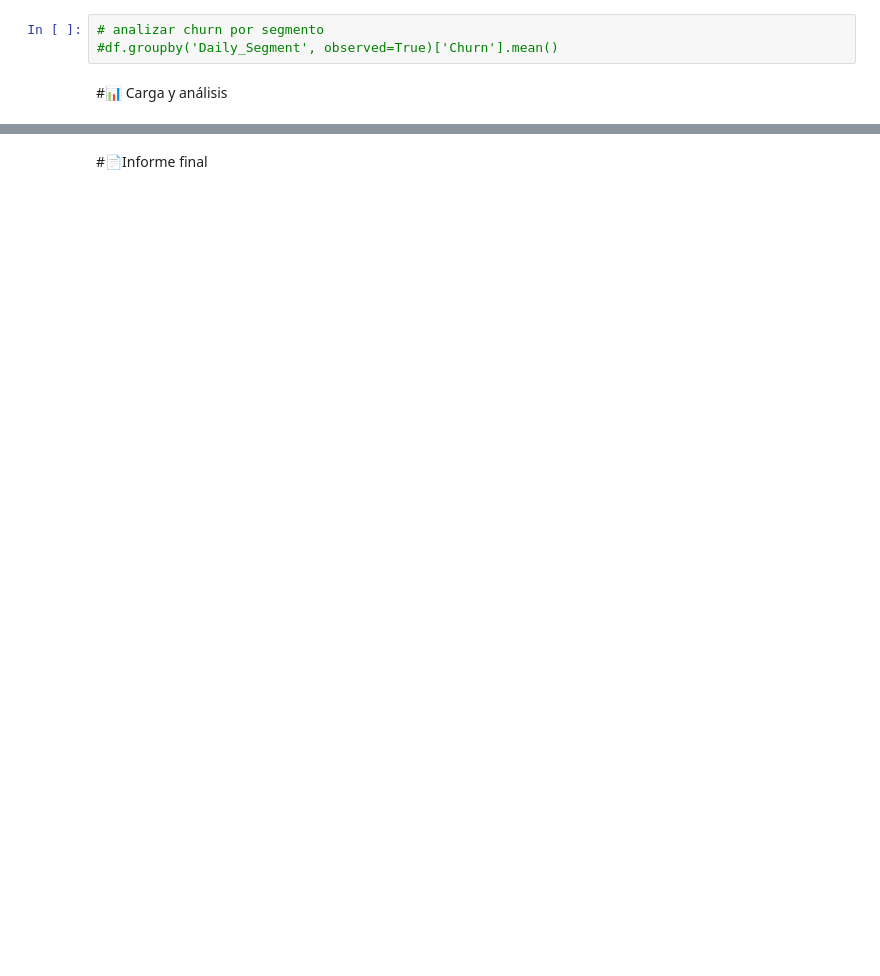
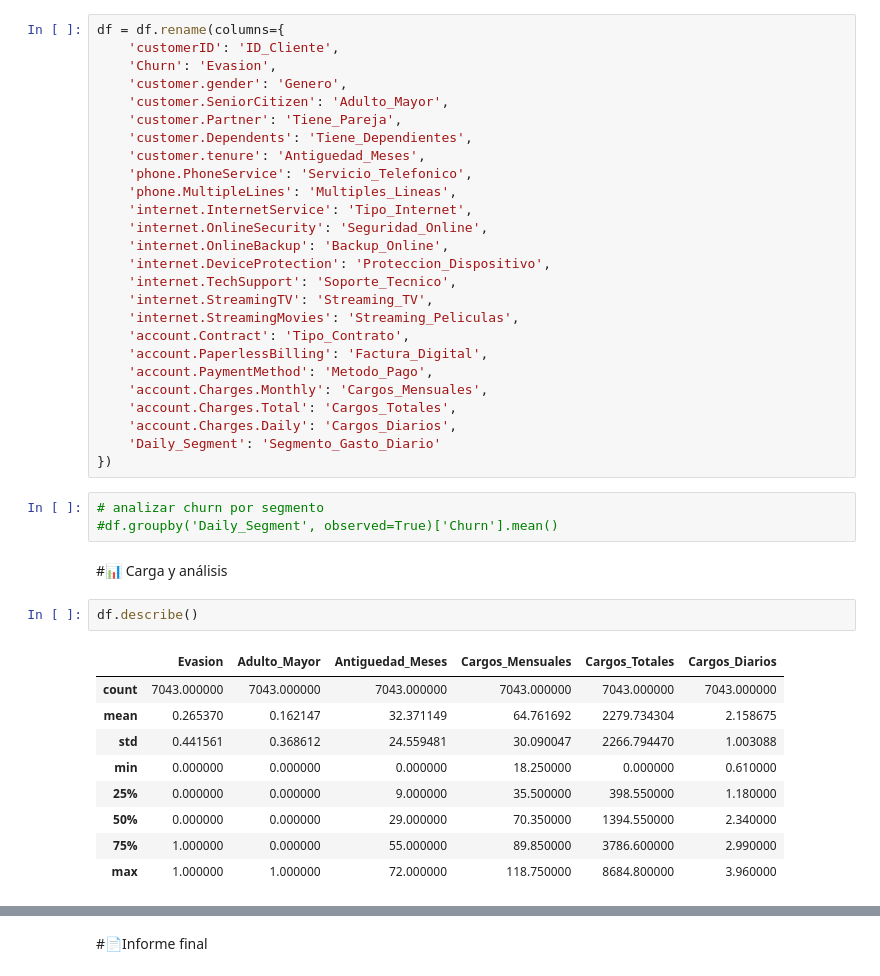
Before and after one commit to yaramirezte/TelecomX_LATAM, a Jupyter notebook: TelecomX_LATAM.ipynb, the cells around one changed output, grey strips where cells are left out. Saved outputs shown, nothing was run; the diff lists cells and outputs as text; blank space fills up the shorter version.

```diff
--- a/TelecomX_LATAM.ipynb
+++ b/TelecomX_LATAM.ipynb
@@ -534,5 +546,43 @@ Name: count, dtype: int64
+# %%
+df = df.rename(columns={
+    'customerID': 'ID_Cliente',
+    'Churn': 'Evasion',
+    'customer.gender': 'Genero',
+    'customer.SeniorCitizen': 'Adulto_Mayor',
+    'customer.Partner': 'Tiene_Pareja',
+    'customer.Dependents': 'Tiene_Dependientes',
+    'customer.tenure': 'Antiguedad_Meses',
+    'phone.PhoneService': 'Servicio_Telefonico',
+    'phone.MultipleLines': 'Multiples_Lineas',
+    'internet.InternetService': 'Tipo_Internet',
+    'internet.OnlineSecurity': 'Seguridad_Online',
+    'internet.OnlineBackup': 'Backup_Online',
+    'internet.DeviceProtection': 'Proteccion_Dispositivo',
+    'internet.TechSupport': 'Soporte_Tecnico',
+    'internet.StreamingTV': 'Streaming_TV',
+    'internet.StreamingMovies': 'Streaming_Peliculas',
+    'account.Contract': 'Tipo_Contrato',
+    'account.PaperlessBilling': 'Factura_Digital',
+    'account.PaymentMethod': 'Metodo_Pago',
+    'account.Charges.Monthly': 'Cargos_Mensuales',
+    'account.Charges.Total': 'Cargos_Totales',
+    'account.Charges.Daily': 'Cargos_Diarios',
+    'Daily_Segment': 'Segmento_Gasto_Diario'
+})
 # %%
 # analizar churn por segmento
 #df.groupby('Daily_Segment', observed=True)['Churn'].mean()
 # %% [markdown]
 #📊 Carga y análisis
+# %%
+df.describe()
+# %% [output]
+|  | Evasion | Adulto_Mayor | Antiguedad_Meses | Cargos_Mensuales | Cargos_Totales | Cargos_Diarios |
+| count | 7043.000000 | 7043.000000 | 7043.000000 | 7043.000000 | 7043.000000 | 7043.000000 |
+| mean | 0.265370 | 0.162147 | 32.371149 | 64.761692 | 2279.734304 | 2.158675 |
+| std | 0.441561 | 0.368612 | 24.559481 | 30.090047 | 2266.794470 | 1.003088 |
+| min | 0.000000 | 0.000000 | 0.000000 | 18.250000 | 0.000000 | 0.610000 |
+| 25% | 0.000000 | 0.000000 | 9.000000 | 35.500000 | 398.550000 | 1.180000 |
+| 50% | 0.000000 | 0.000000 | 29.000000 | 70.350000 | 1394.550000 | 2.340000 |
+| 75% | 1.000000 | 0.000000 | 55.000000 | 89.850000 | 3786.600000 | 2.990000 |
+| max | 1.000000 | 1.000000 | 72.000000 | 118.750000 | 8684.800000 | 3.960000 |
```
Also changed, not shown: parts of 37 cells of this notebook.
